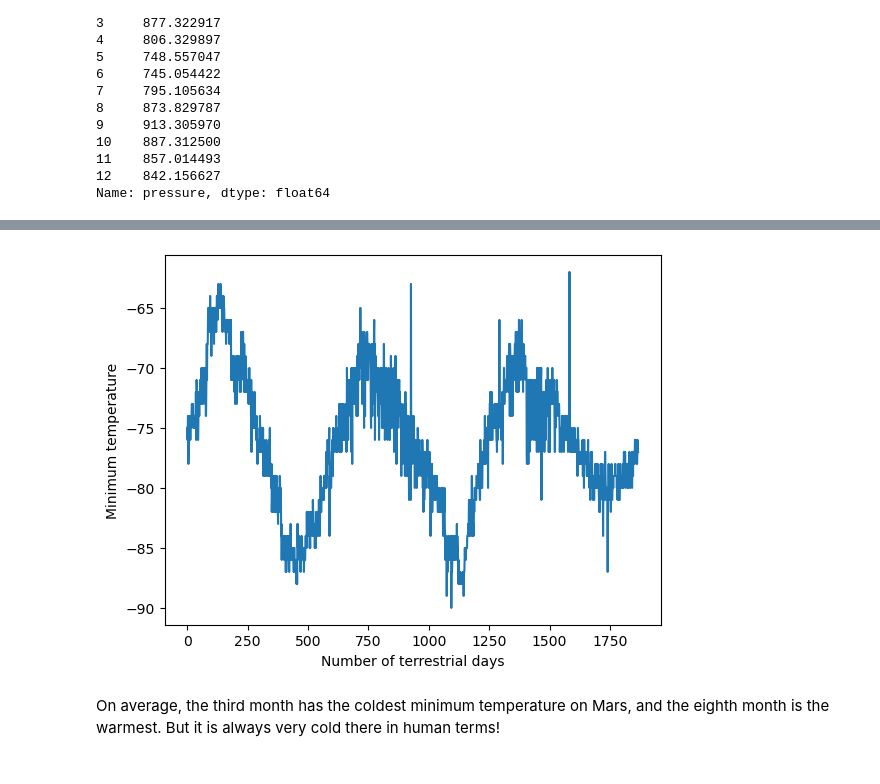
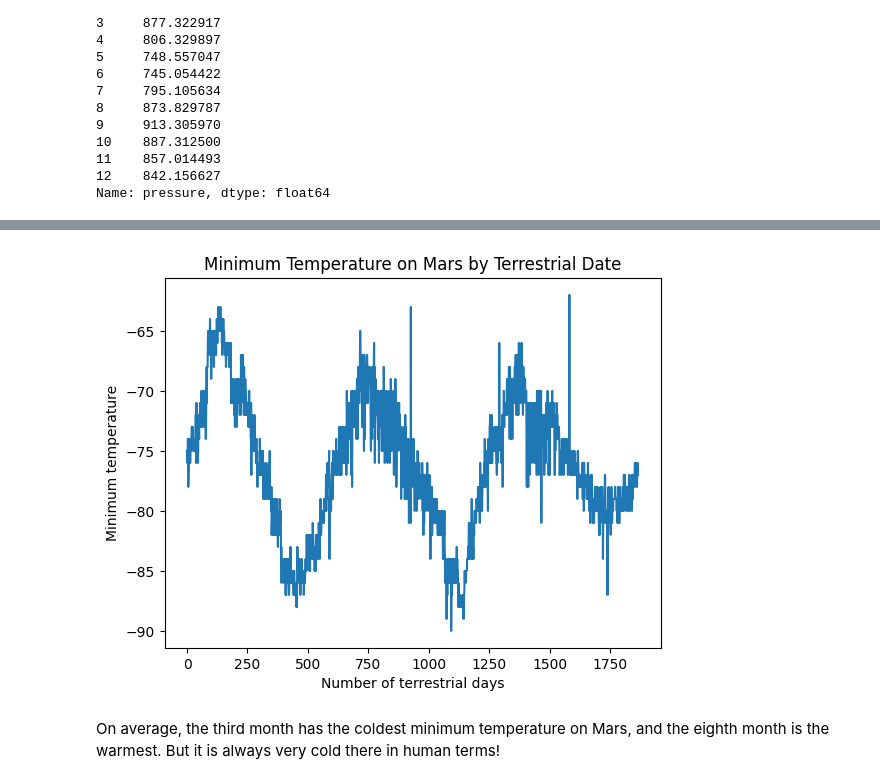
Before and after one commit to mdg1317/web-scraping-challenge, a Jupyter notebook: part_2_mars_weather.ipynb, the cells around one changed output, grey strips where cells are left out. Saved outputs shown, nothing was run; the diff lists cells and outputs as text; code cells hidden in the pictures.

```diff
--- a/part_2_mars_weather.ipynb
+++ b/part_2_mars_weather.ipynb
@@ -187,7 +214,12 @@ Name: pressure, dtype: float64
 # %%
 # 5. How many terrestrial (earth) days are there in a Martian year?
+plt.plot(range(0, mars_df["terrestrial_date"].count()), mars_df["min_temp"])
+plt.title("Minimum Temperature on Mars by Terrestrial Date")
+plt.xlabel("Number of terrestrial days")
+plt.ylabel("Minimum temperature")
+plt.show()
 # %% [output]
-[figure, old version]
+[figure, new version]
 # %% [markdown]
 On average, the third month has the coldest minimum temperature on Mars, and the eighth month is the warmest. But it is always very cold there in human terms!
 # %% [markdown]
```
Also changed, not shown: parts of 11 cells of this notebook, 1 other file.
